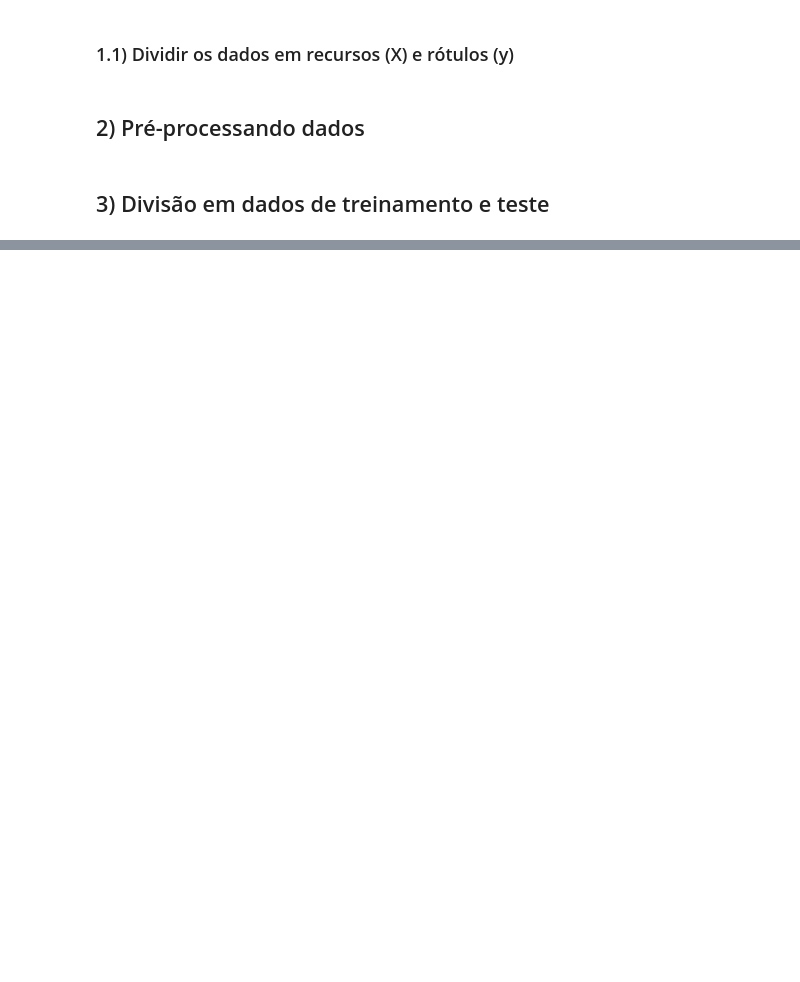
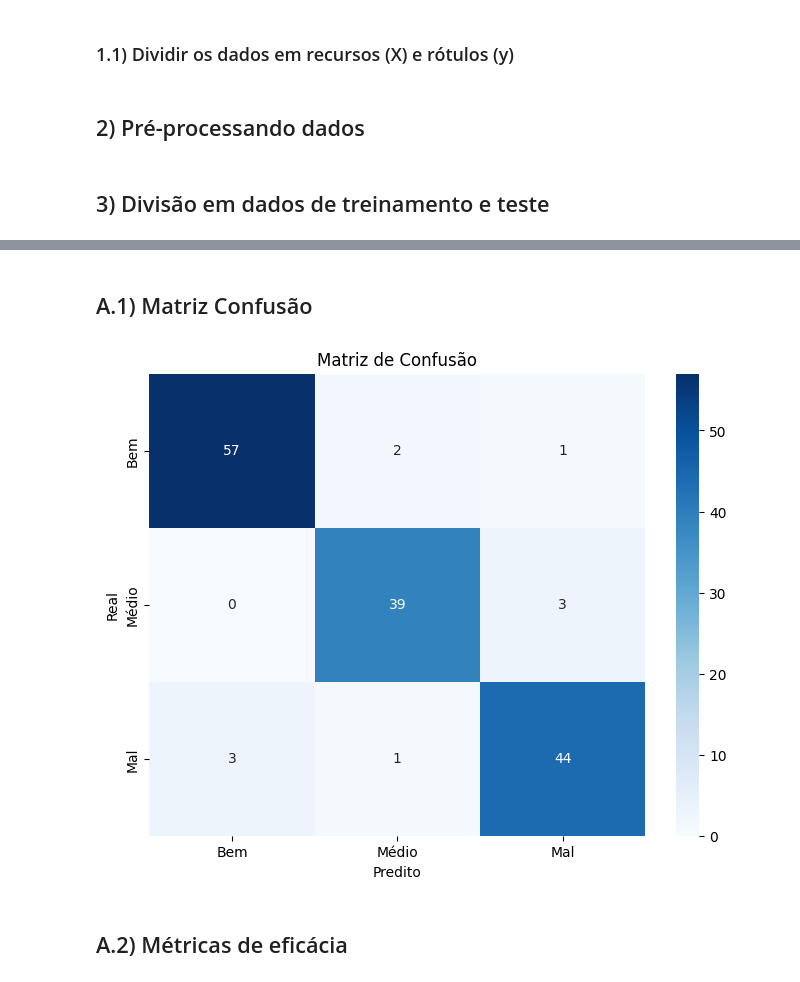
Before and after one commit to Ktzani/student-prediction, a Jupyter notebook: src/Veteranos/Modelos/redesNeurais.ipynb, the cells around one changed output, grey strips where cells are left out. Saved outputs shown, nothing was run; the diff lists cells and outputs as text; code cells hidden in the pictures; blank space fills up the shorter version.

```diff
--- a/src/Veteranos/Modelos/redesNeurais.ipynb
+++ b/src/Veteranos/Modelos/redesNeurais.ipynb
@@ -78,2 +173,0 @@ neuralNetwork.compile(loss='categorical_crossentropy', optimizer='adam', metrics
-# %%
-neuralNetwork.fit(X_train, y_train, epochs=50, batch_size=32)
@@ -167,0 +229,15 @@ weighted avg       0.98      0.97      0.98       200
+# %%
+# Construir um modelo de rede neural
+neuralNetwork = Sequential()
+neuralNetwork.add(Dense(64, input_dim=X.columns.shape[0], activation='relu'))
+neuralNetwork.add(Dense(32, activation='relu'))
+neuralNetwork.add(Dense(3, activation='softmax'))  # 3 unidades na camada de saída para as três classes
+
+neuralNetwork.compile(loss='categorical_crossentropy', optimizer='adam', metrics=['accuracy'])
+
+neuralNetwork.fit(X_train, y_train, epochs=100, batch_size=32)
+
+y_pred = neuralNetwork.predict(X_test)
+
+test_loss, test_accuracy = neuralNetwork.evaluate(X_test, y_test)
+print(f'Melhor modelo - Acurácia no conjunto de teste: {test_accuracy * 100:.2f}%')
@@ -167,0 +262,22 @@ weighted avg       0.98      0.97      0.98       200
+# %% [markdown]
+## A.1) Matriz Confusão
+# %%
+# Calcule a matriz de confusão
+# Transformar as previsões de volta para as classes originais
+y_pred_classes = label_encoder.inverse_transform(np.argmax(y_pred, axis=1))
+y_test_classes = label_encoder.inverse_transform(np.argmax(y_test, axis=1))
+
+
+cm = confusion_matrix(y_test_classes, y_pred_classes)  # Substitua y_test e y_pred pelos seus dados reais e previstos
+
+# Crie uma visualização da matriz de confusão
+plt.figure(figsize=(8, 6))
+sns.heatmap(cm, annot=True, fmt="d", cmap="Blues", xticklabels=['Bem', 'Médio', 'Mal'], yticklabels=['Bem', 'Médio', 'Mal'])
+plt.xlabel('Predito')
+plt.ylabel('Real')
+plt.title('Matriz de Confusão')
+plt.show()
+# %% [output]
+[figure, added]
+# %% [markdown]
+## A.2) Métricas de eficácia
```
Also changed, not shown: parts of 29 cells of this notebook, 10 other files.
